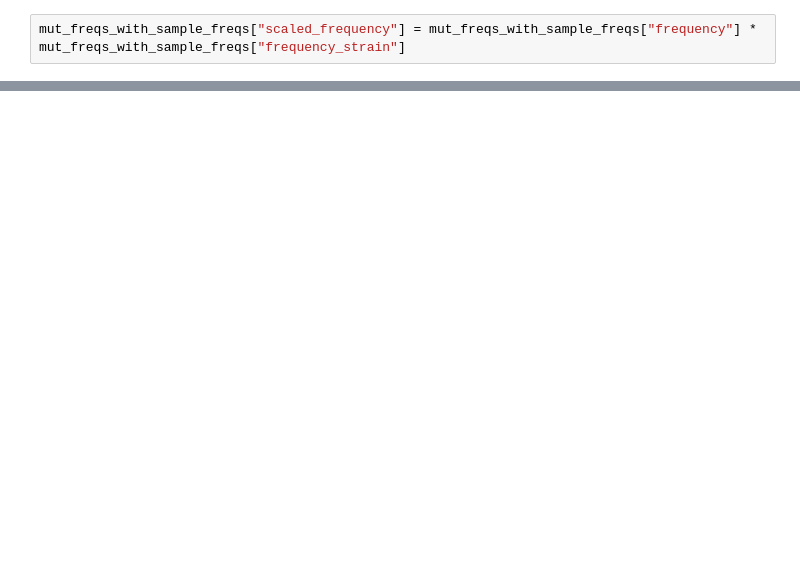
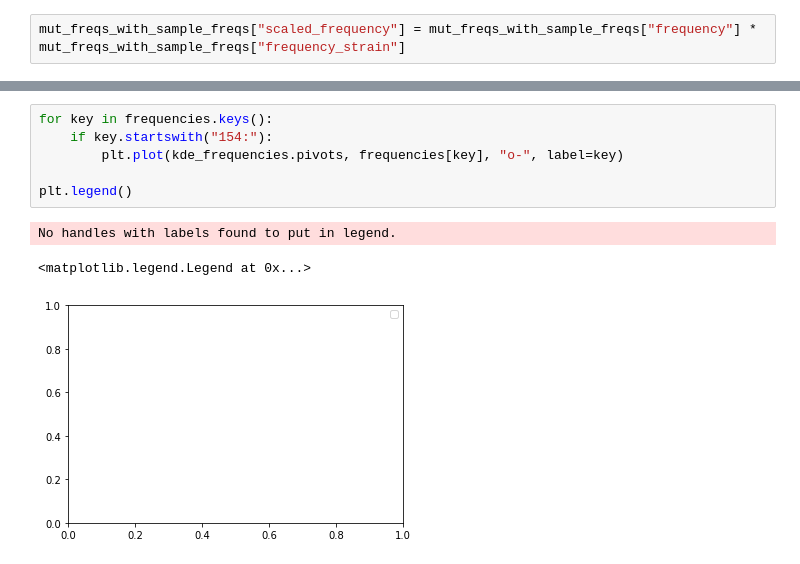
Before and after one commit to blab/flu-forecasting, a Jupyter notebook: analyses/2019-04-04-test-mutation-frequencies-as-targets.ipynb, the cells around one changed output, grey strips where cells are left out. Cells and saved outputs as stored; diff of their text form; blank space fills up the shorter version.

```diff
--- a/analyses/2019-04-04-test-mutation-frequencies-as-targets.ipynb
+++ b/analyses/2019-04-04-test-mutation-frequencies-as-targets.ipynb
@@ -408,0 +585,10 @@ Name: frequency, dtype: float64
+# %%
+for key in frequencies.keys():
+    if key.startswith("154:"):
+        plt.plot(kde_frequencies.pivots, frequencies[key], "o-", label=key)
+
+plt.legend()
+# %% [output]
+No handles with labels found to put in legend.
+<matplotlib.legend.Legend at 0x...>
+[figure, added]
```
Also changed, not shown: parts of 84 cells of this notebook, 3 other files.
